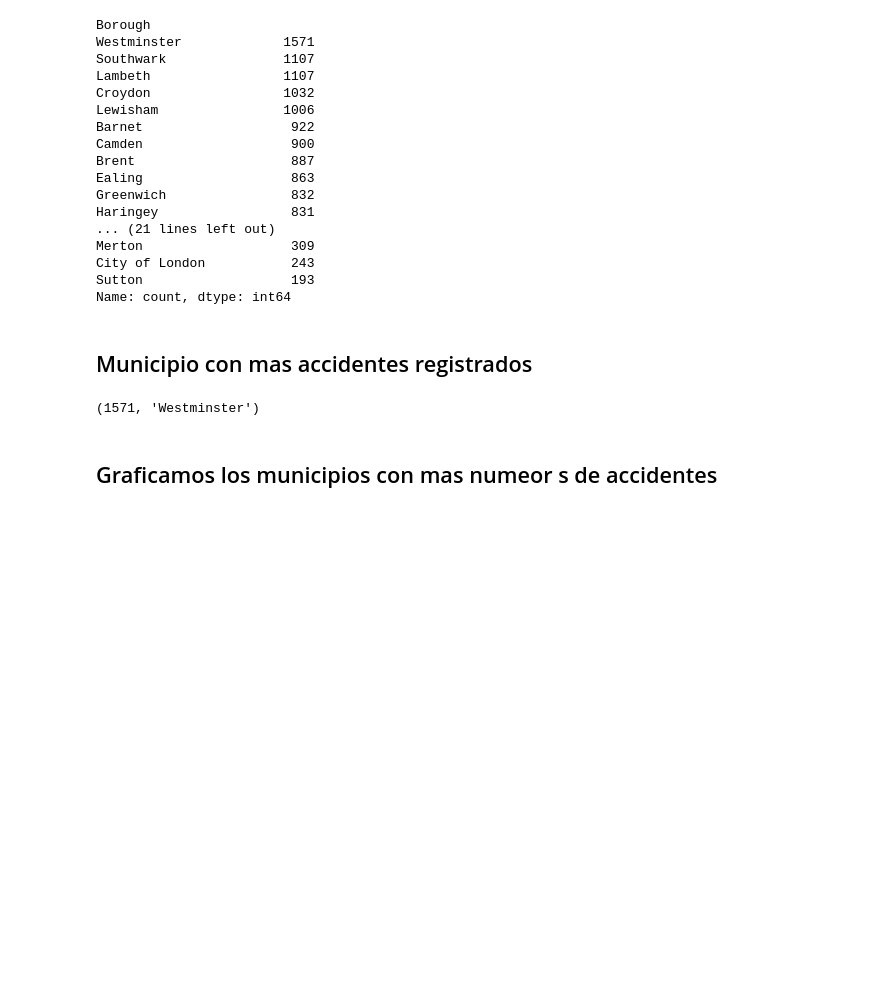
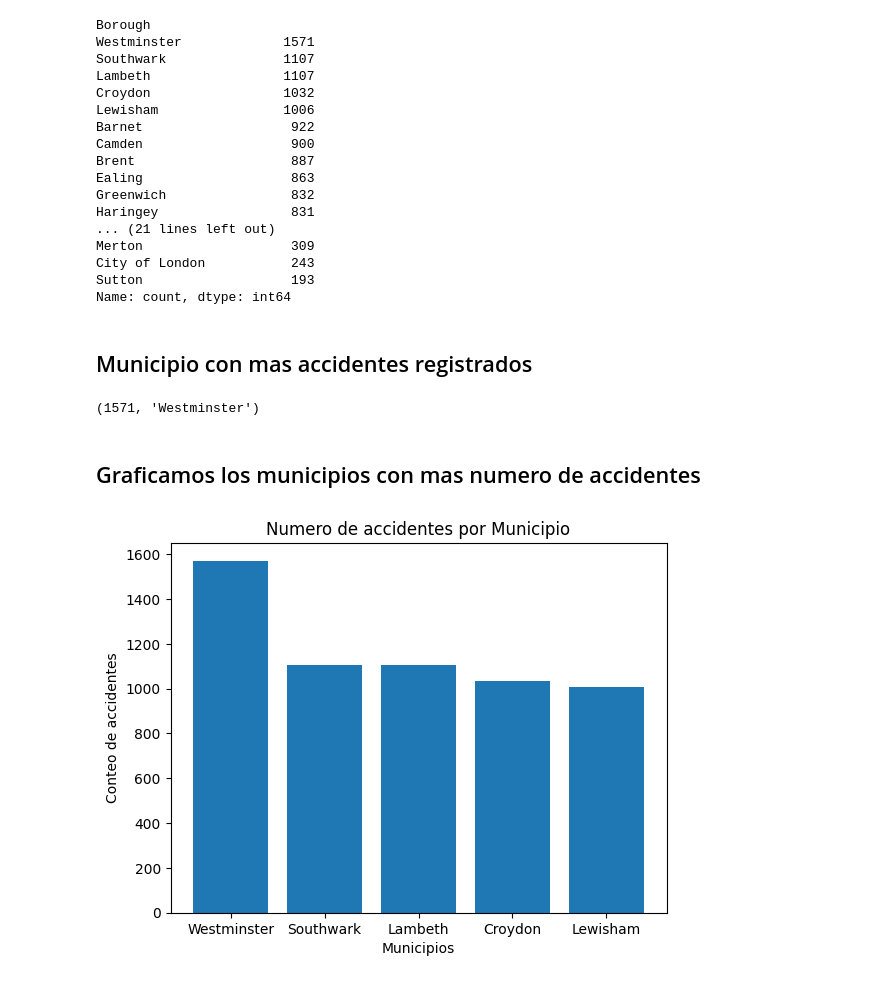
Before and after one commit to luisrebel1239/analisis-datos-csv, a Jupyter notebook: notebook.ipynb, the cells around one changed output. Cells and saved outputs as stored; diff of their text form; code cells hidden in the pictures; blank space fills up the shorter version.

Commit message:
Grafica de municipios con mas numero de accidentes

```diff
--- a/notebook.ipynb
+++ b/notebook.ipynb
@@ -61,6 +61,16 @@ maxIncident, nameOfBorough
 # %% [output]
 (1571, 'Westminster')
 # %% [markdown]
-## Graficamos los municipios con mas numeor s de accidentes
+## Graficamos los municipios con mas numero de accidentes
 # %%
 import matplotlib.pyplot as plt
+# %%
+topFiveValues = insidentsTotal.nlargest(5)
+# %%
+plt.bar(topFiveValues.index,topFiveValues.values)
+plt.xlabel("Municipios")
+plt.ylabel("Conteo de accidentes")
+plt.title("Numero de accidentes por Municipio")
+plt.show()
+# %% [output]
+[figure, added]
```
